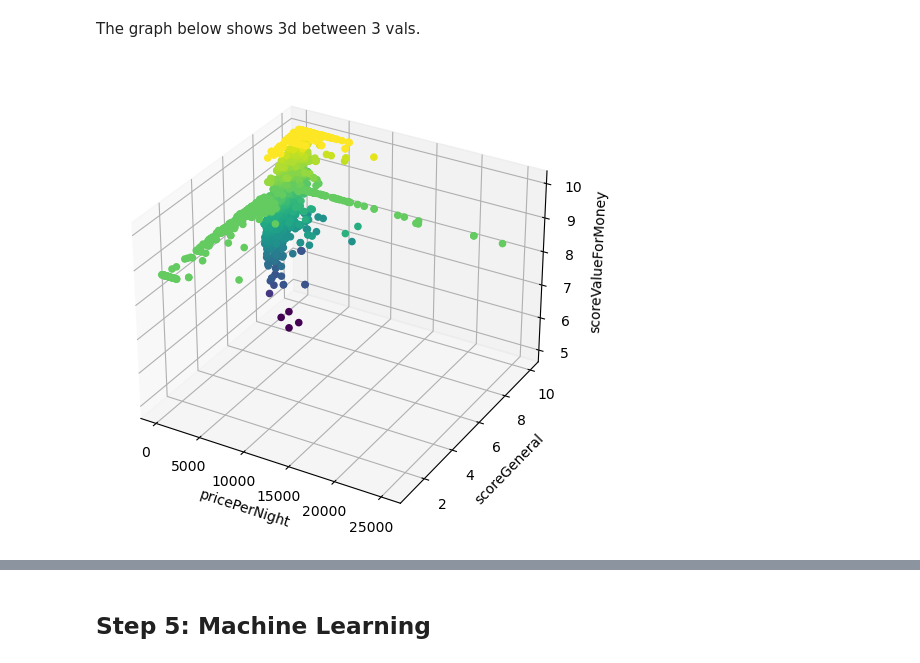
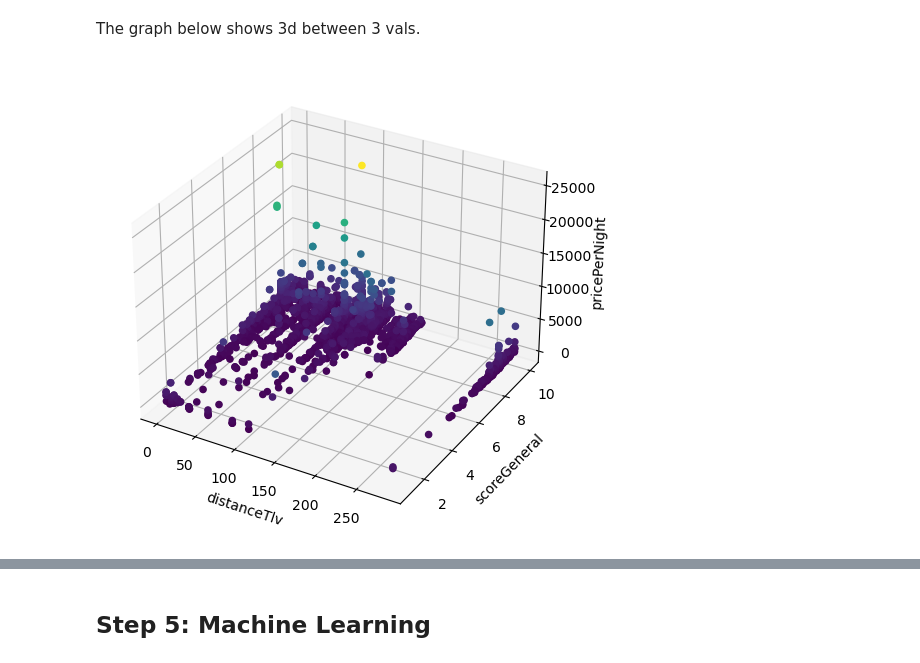
Before and after one commit to yarin-cohen02/dataScienceProject, a Jupyter notebook: project.ipynb, the cells around one changed output, grey strips where cells are left out. Cells and saved outputs as stored; diff of their text form; code cells hidden in the pictures.

Commit message:
cake graph

```diff
--- a/project.ipynb
+++ b/project.ipynb
@@ -1024,9 +1081,9 @@ def graphXYZ(df,colX,colY,colZ):
 
     plt.show()
 # %%
-graphXYZ(df,'pricePerNight','scoreGeneral','scoreValueForMoney')
+graphXYZ(df,'distanceTlv','scoreGeneral','pricePerNight')
 # %% [output]
-[figure, old version]
+[figure, new version]
 # %% [markdown]
 <div style="display: flex; align-items: center;">
   <div>
```
Also changed, not shown: parts of 5 cells of this notebook, 1 other file.
